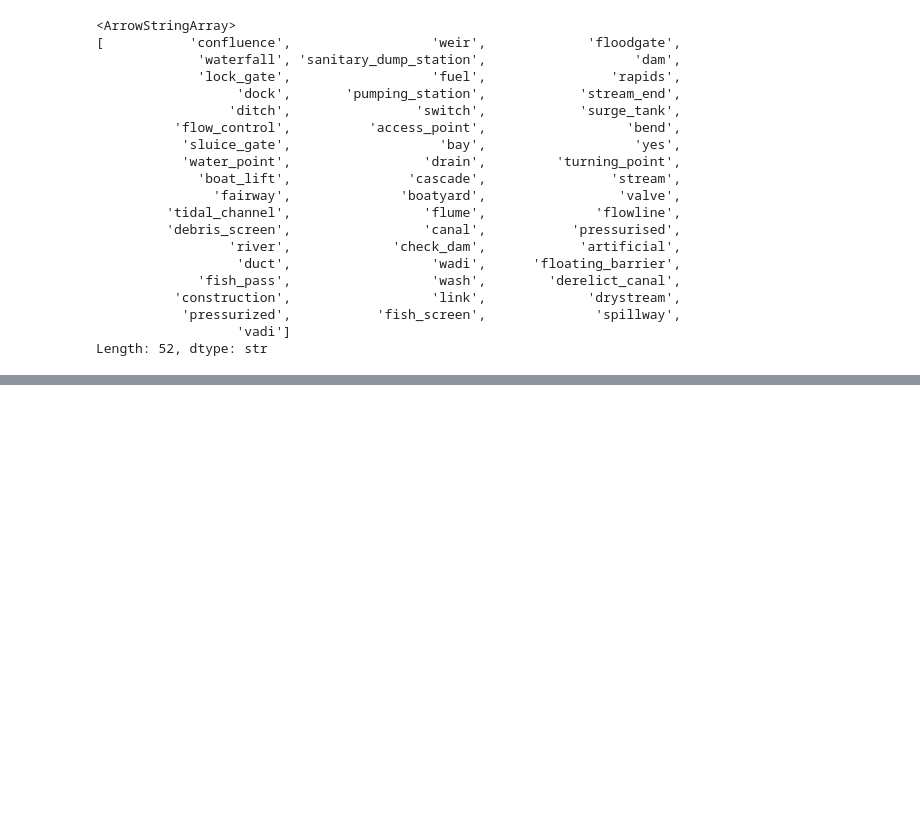
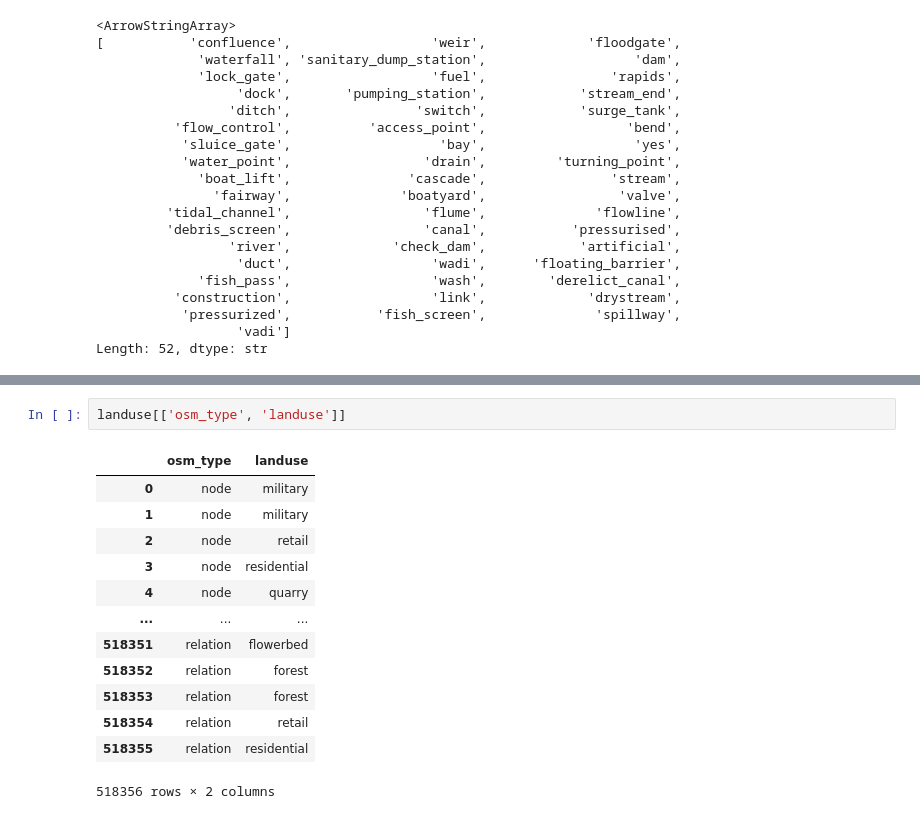
Before and after one commit to sarkarsusanket/esri-earth-search-engine, a Jupyter notebook: notebooks/osm_preprocess.ipynb, the cells around one changed output, grey strips where cells are left out. Drawn from its saved outputs; the diff is of its cells as text; blank space fills up the shorter version.

```diff
--- a/notebooks/osm_preprocess.ipynb
+++ b/notebooks/osm_preprocess.ipynb
@@ -593,0 +701,16 @@ Length: 585, dtype: str
+# %%
+landuse[['osm_type', 'landuse']]
+# %% [output]
+|  | osm_type | landuse |
+| 0 | node | military |
+| 1 | node | military |
+| 2 | node | retail |
+| 3 | node | residential |
+| 4 | node | quarry |
+| ... | ... | ... |
+| 518351 | relation | flowerbed |
+| 518352 | relation | forest |
+| 518353 | relation | forest |
+| 518354 | relation | retail |
+| 518355 | relation | residential |
+518356 rows × 2 columns
```
Also changed, not shown: parts of 13 cells of this notebook, 1 other file.
